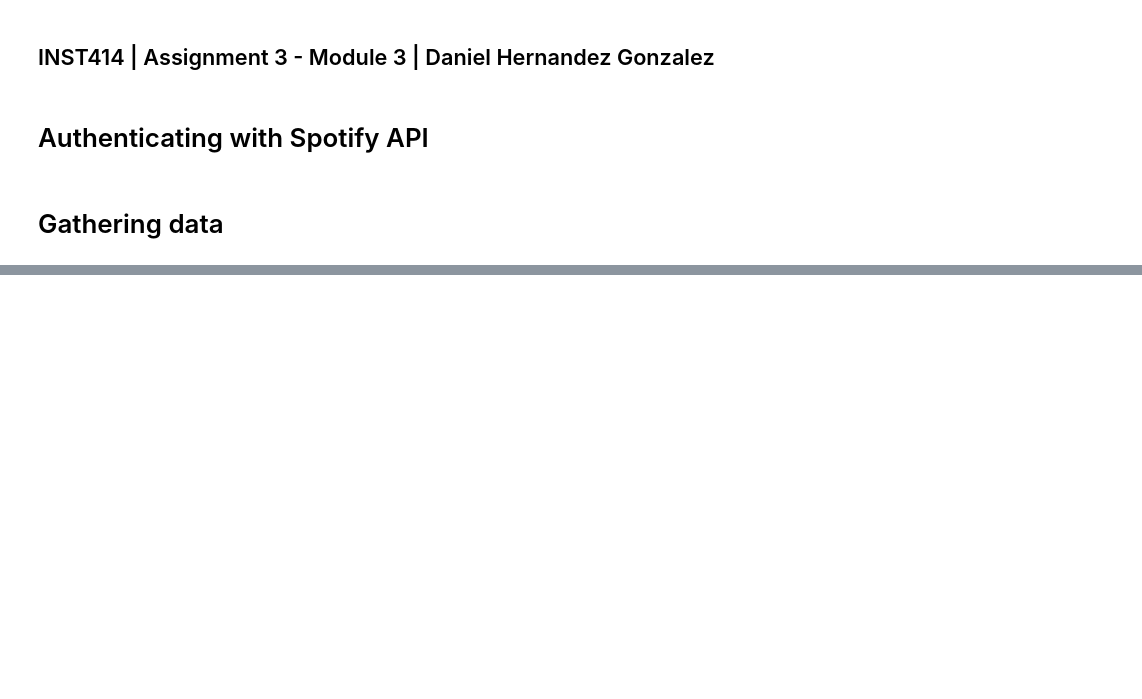
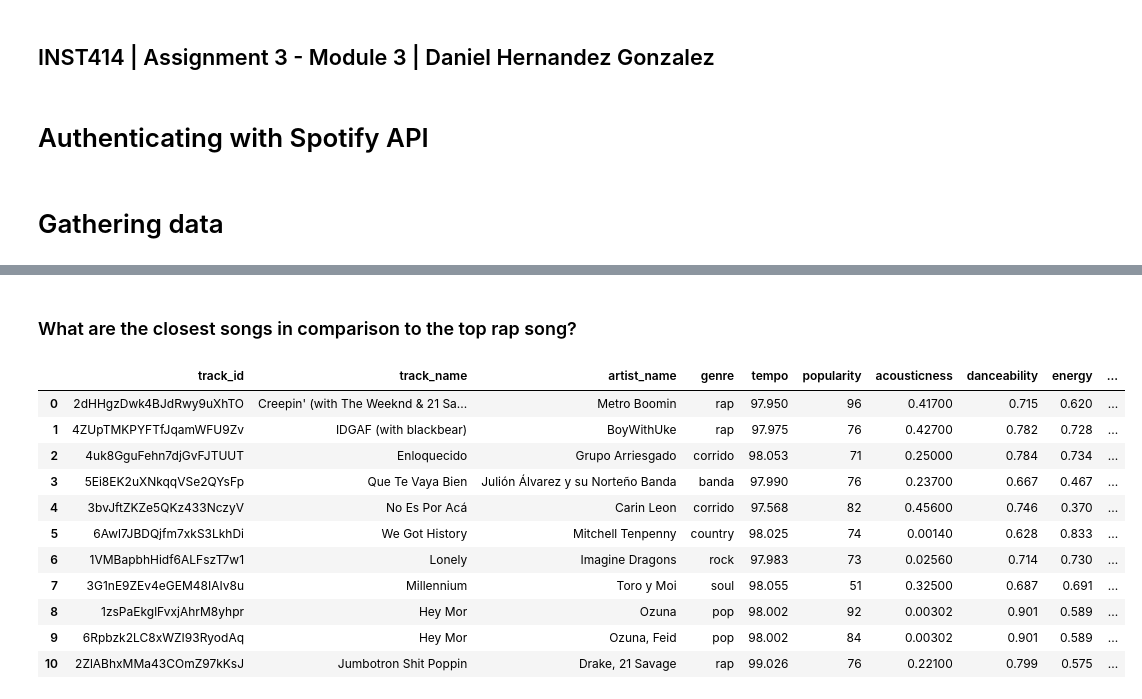
Before and after one commit to GuntherChung/INST414_A3, a Jupyter notebook: Assignment_3_Work.ipynb, the cells around one changed output, grey strips where cells are left out. Drawn from its saved outputs; the diff is of its cells as text; code cells hidden in the pictures; blank space fills up the shorter version.

```diff
--- a/Assignment_3_Work.ipynb
+++ b/Assignment_3_Work.ipynb
@@ -256,0 +166,46 @@ Top 5 songs most similar to the song with the lowest tempo:
+# %%
+def closest_tracks(track_id, songs_df):
+    # Extracting audio features for the provided track
+    audio_features = songs_df.loc[songs_df['track_id'] == track_id, ['tempo', 'acousticness', 'danceability', 'energy', 'loudness']]
+
+    # Calculating Euclidean distance between the provided track and all other tracks
+    songs_df.loc[:,'distance'] = np.sqrt((songs_df['tempo'] - audio_features['tempo'].iloc[0])**2 +
+                                    (songs_df['danceability'] - audio_features['danceability'].iloc[0])**2 +
+                                    (songs_df['acousticness'] - audio_features['acousticness'].iloc[0])**2 +
+                                    (songs_df['energy'] - audio_features['energy'].iloc[0])**2 +
+                                    (songs_df['loudness'] - audio_features['loudness'].iloc[0])**2)
+
+    # Sorting the DataFrame by distance in ascending order
+    songs_df = songs_df.sort_values('distance')
+
+    # Adding the input track back to the top of the DataFrame
+    input_track = songs_df.loc[songs_df['track_id'] == track_id]
+
+    # Adding closest tracks to new dataframe
+    closest_tracks = pd.concat([input_track, songs_df.loc[((songs_df['track_name'] != input_track['track_name'].iloc[0]) |
+                                        (songs_df['artist_name'] != input_track['artist_name'].iloc[0])) &
+                                        (songs_df['track_id'] != input_track['track_id'].iloc[0])].head(10)])
+
+    # Resetting the index and dropping old index to avoid too many numbers.
+    closest_tracks = closest_tracks.reset_index(drop=True)
+
+    return closest_tracks
+# %% [markdown]
+### What are the closest songs in comparison to the top rap song?
+# %%
+rap_id = '2dHHgzDwk4BJdRwy9uXhTO' # "'Creepin' (with The Weeknd & 21 Savage)"
+closest_rap = closest_tracks(rap_id, songs_df)
+closest_rap
+# %% [output]
+|  | track_id | track_name | artist_name | genre | tempo | popularity | acousticness | danceability | energy | ... |
+| 0 | 2dHHgzDwk4BJdRwy9uXhTO | Creepin' (with The Weeknd & 21 Sa... | Metro Boomin | rap | 97.950 | 96 | 0.41700 | 0.715 | 0.620 | ... |
+| 1 | 4ZUpTMKPYFTfJqamWFU9Zv | IDGAF (with blackbear) | BoyWithUke | rap | 97.975 | 76 | 0.42700 | 0.782 | 0.728 | ... |
+| 2 | 4uk8GguFehn7djGvFJTUUT | Enloquecido | Grupo Arriesgado | corrido | 98.053 | 71 | 0.25000 | 0.784 | 0.734 | ... |
+| 3 | 5Ei8EK2uXNkqqVSe2QYsFp | Que Te Vaya Bien | Julión Álvarez y su Norteño Banda | banda | 97.990 | 76 | 0.23700 | 0.667 | 0.467 | ... |
+| 4 | 3bvJftZKZe5QKz433NczyV | No Es Por Acá | Carin Leon | corrido | 97.568 | 82 | 0.45600 | 0.746 | 0.370 | ... |
+| 5 | 6Awl7JBDQjfm7xkS3LkhDi | We Got History | Mitchell Tenpenny | country | 98.025 | 74 | 0.00140 | 0.628 | 0.833 | ... |
+| 6 | 1VMBapbhHidf6ALFszT7w1 | Lonely | Imagine Dragons | rock | 97.983 | 73 | 0.02560 | 0.714 | 0.730 | ... |
+| 7 | 3G1nE9ZEv4eGEM48IAIv8u | Millennium | Toro y Moi | soul | 98.055 | 51 | 0.32500 | 0.687 | 0.691 | ... |
+| 8 | 1zsPaEkglFvxjAhrM8yhpr | Hey Mor | Ozuna | pop | 98.002 | 92 | 0.00302 | 0.901 | 0.589 | ... |
+| 9 | 6Rpbzk2LC8xWZI93RyodAq | Hey Mor | Ozuna, Feid | pop | 98.002 | 84 | 0.00302 | 0.901 | 0.589 | ... |
+| 10 | 2ZlABhxMMa43COmZ97kKsJ | Jumbotron Shit Poppin | Drake, 21 Savage | rap | 99.026 | 76 | 0.22100 | 0.799 | 0.575 | ... |
```
Also changed, not shown: parts of 25 cells of this notebook, 1 other file.
